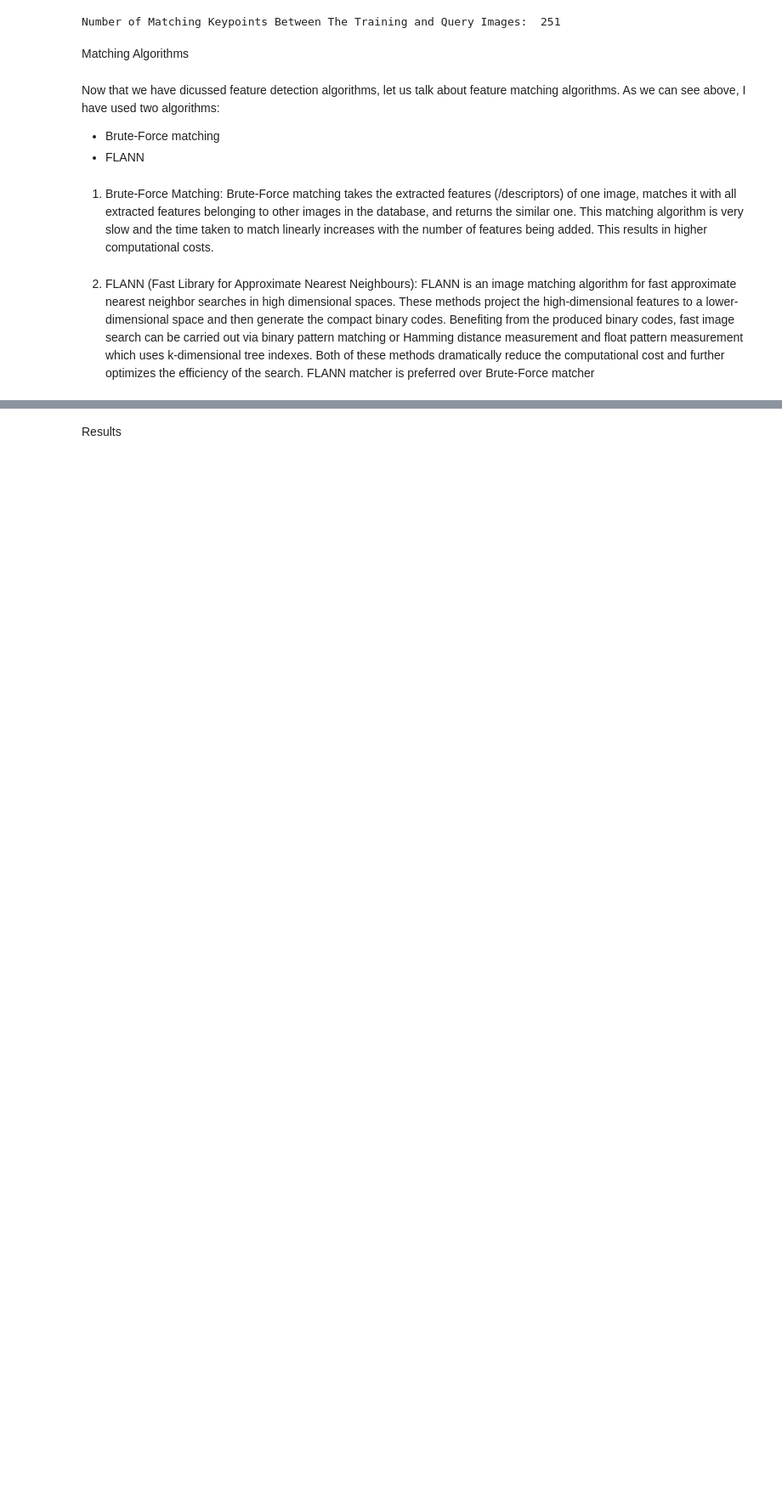
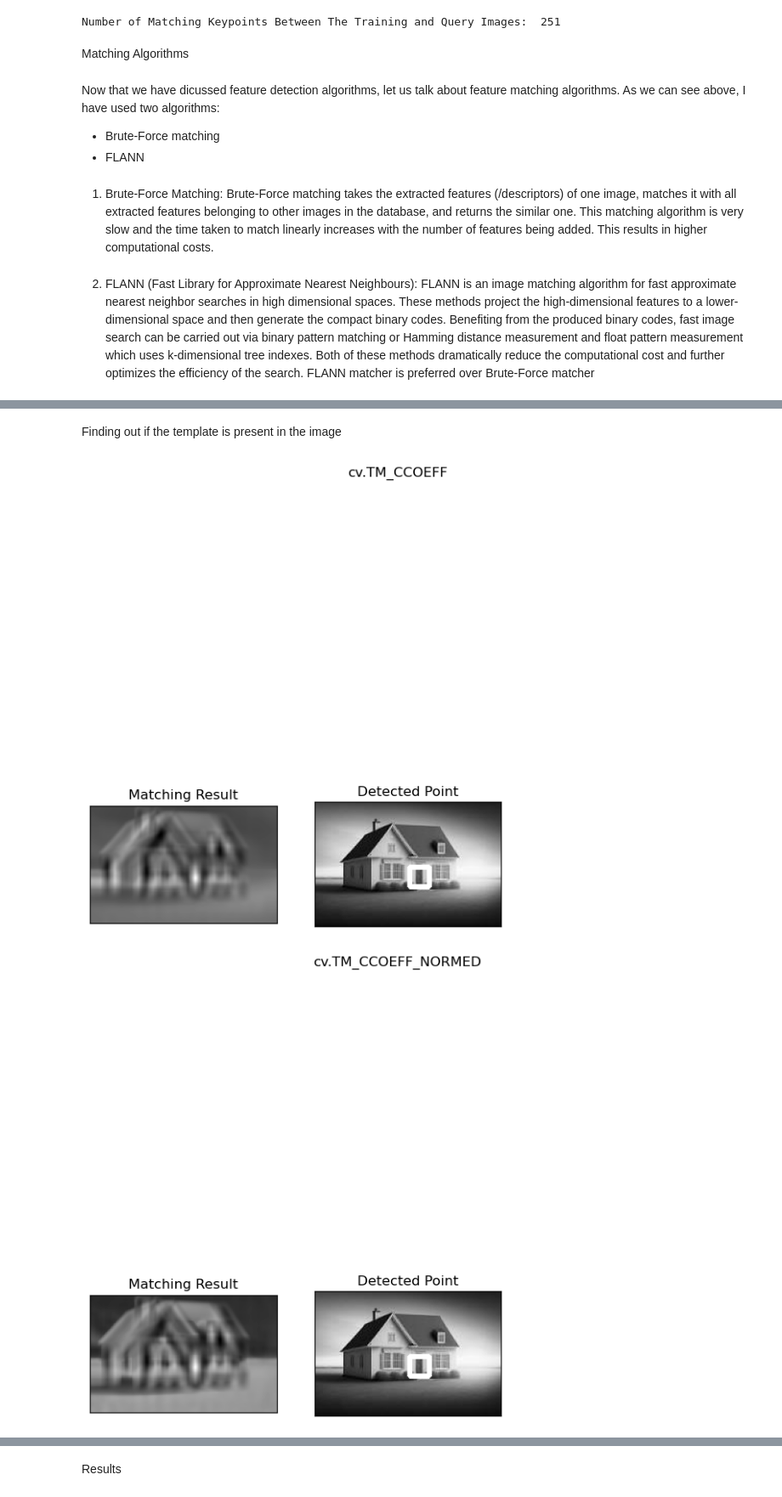
Before and after one commit to chinmayeeet/Image-Processing, a Jupyter notebook: imageMatching/imgMatch.ipynb, the cells around one changed output, grey strips where cells are left out. Shown at 85% size. Saved outputs shown, nothing was run; the diff lists cells and outputs as text; code cells hidden in the pictures; blank space fills up the shorter version.

Commit message:
image matching final

```diff
--- a/imageMatching/imgMatch.ipynb
+++ b/imageMatching/imgMatch.ipynb
@@ -304,0 +311,35 @@ FLANN is an image matching algorithm for fast approximate nearest neighbor searc
+# %% [markdown]
+Finding out if the template is present in the image
+# %%
+import cv2 as cv
+import numpy as np
+from matplotlib import pyplot as plt
+img = cv.imread('h3.jpg', cv.IMREAD_GRAYSCALE)
+img2 = img.copy()
+template = cv.imread('template.jpg', cv.IMREAD_GRAYSCALE)
+w, h = template.shape[::-1]
+# All the 6 methods for comparison in a list
+methods = ['cv.TM_CCOEFF', 'cv.TM_CCOEFF_NORMED',
+ 'cv.TM_CCORR_NORMED', 'cv.TM_SQDIFF', 'cv.TM_SQDIFF_NORMED']
+for meth in methods:
+ img = img2.copy()
+ method = eval(meth)
+ # Apply template Matching
+ res = cv.matchTemplate(img,template,method)
+ min_val, max_val, min_loc, max_loc = cv.minMaxLoc(res)
+ # If the method is TM_SQDIFF or TM_SQDIFF_NORMED, take minimum
+ if method in [cv.TM_SQDIFF, cv.TM_SQDIFF_NORMED]:
+  top_left = min_loc
+ else:
+  top_left = max_loc
+  bottom_right = (top_left[0] + w, top_left[1] + h)
+ cv.rectangle(img,top_left, bottom_right, 255, 3)
+ plt.subplot(131),plt.imshow(res,cmap = 'gray')
+ plt.title('Matching Result'), plt.xticks([]), plt.yticks([])
+ plt.subplot(132),plt.imshow(img,cmap = 'gray')
+ plt.title('Detected Point'), plt.xticks([]), plt.yticks([])
+ plt.suptitle(meth)
+ plt.show()
+# %% [output]
+[figure, added]
+[figure, added]
```
Also changed, not shown: parts of 7 cells of this notebook, 5 other files.
